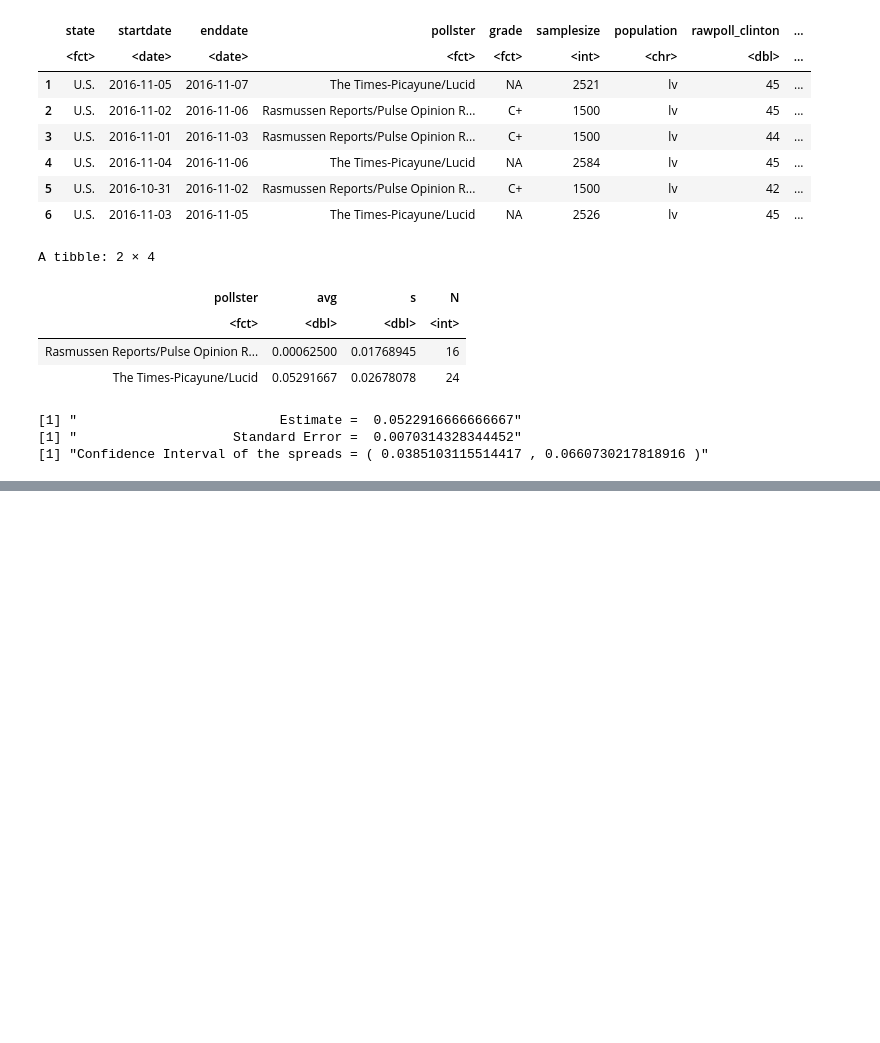
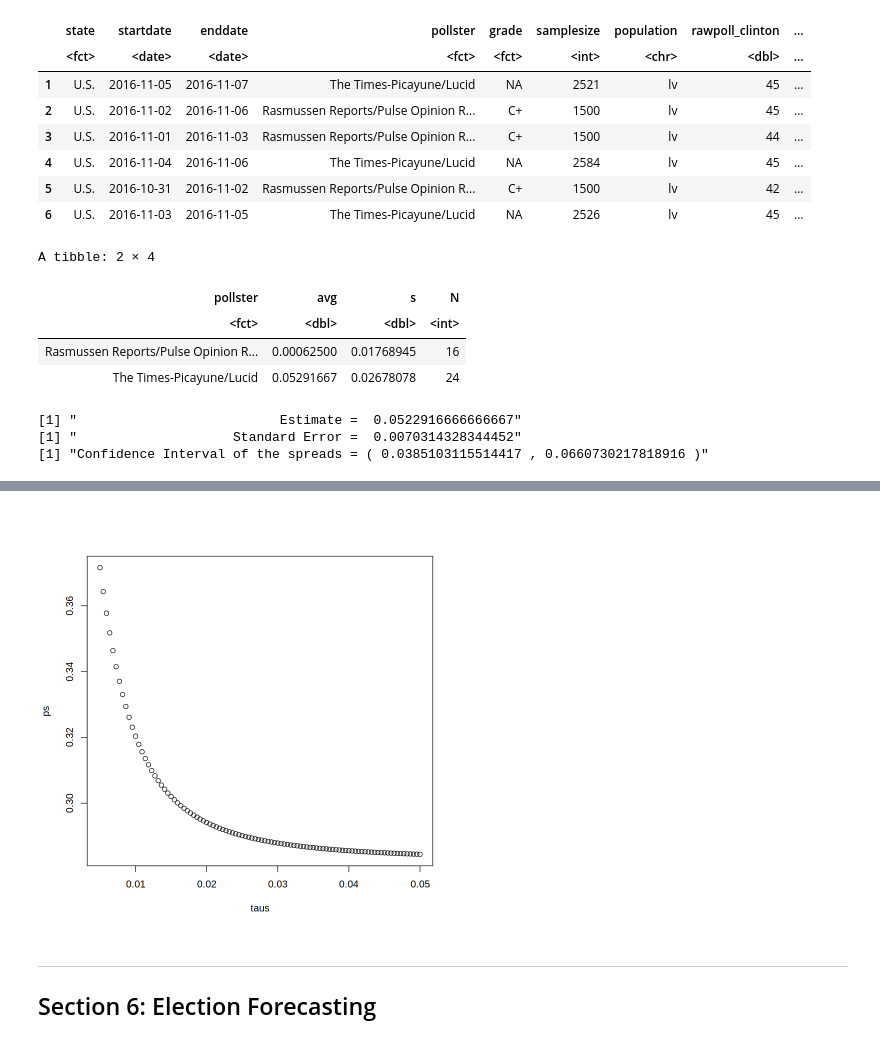
Before and after one commit to benitojpc/data-science-infering-modeling, a Jupyter notebook: Inference-Modeling.ipynb, the cells around one changed output, grey strips where cells are left out. Drawn from its saved outputs; the diff is of its cells as text; code cells hidden in the pictures; blank space fills up the shorter version.

Commit message:
Update sections 05, 06 y new section 07

```diff
--- a/Inference-Modeling.ipynb
+++ b/Inference-Modeling.ipynb
@@ -2791,0 +3441,3 @@ A tibble: 2 × 4
+# %%
+se <- sqrt( 1 / (1/sigma^2 + 1/tau^2) )
+se
@@ -2791,0 +3457,7 @@ A tibble: 2 × 4
+# %%
+mu      <- 0
+tau     <- 0.01
+sigma   <- results$se
+Y       <- results$avg
+B       <- sigma^2 / (sigma^2 + tau^2)
+se      <- sqrt( 1/(1/sigma^2 + 1/tau^2) )
@@ -2791,0 +3466,6 @@ A tibble: 2 × 4
+# %%
+est <- B*mu + (1-B)*Y           # espected value of posterior distribution
+est
+
+ci <- c( est - qnorm(0.975) * se, est + qnorm(0.975)*se )
+ci
@@ -2791,0 +3485,3 @@ A tibble: 2 × 4
+# %%
+exp_value <- est
+exp_value
@@ -2791,0 +3509,25 @@ A tibble: 2 × 4
+# %%
+# define a variable tau's as different values of tau.
+taus <- seq( 0.005, 0.05, len=100 )
+
+# create a function p_calc
+p_calc <- function( tau ){
+    B <- sigma^2 /(sigma^2 + tau^2)
+    se <- sqrt( 1/(1/sigma^2 + 1/tau^2) )
+    exp_value <- B*mu + (1-B)*Y
+    pnorm( 0, exp_value, se )
+}
+
+# create a vector called ps to apply the function pcalc across taus
+ps <- p_calc( taus )
+
+# plot taus on the x-axis and ps on the y-axis
+plot( taus, ps )
+# %% [output]
+[figure, added]
+# %% [markdown]
+
+
+<hr/>
+
+## Section 6: Election Forecasting
```
Also changed, not shown: parts of 213 cells of this notebook, 11 other files.
